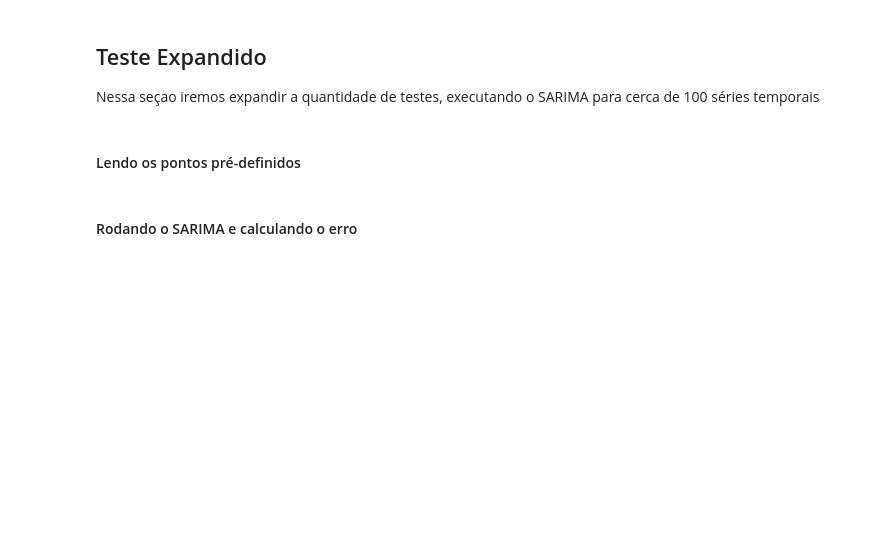
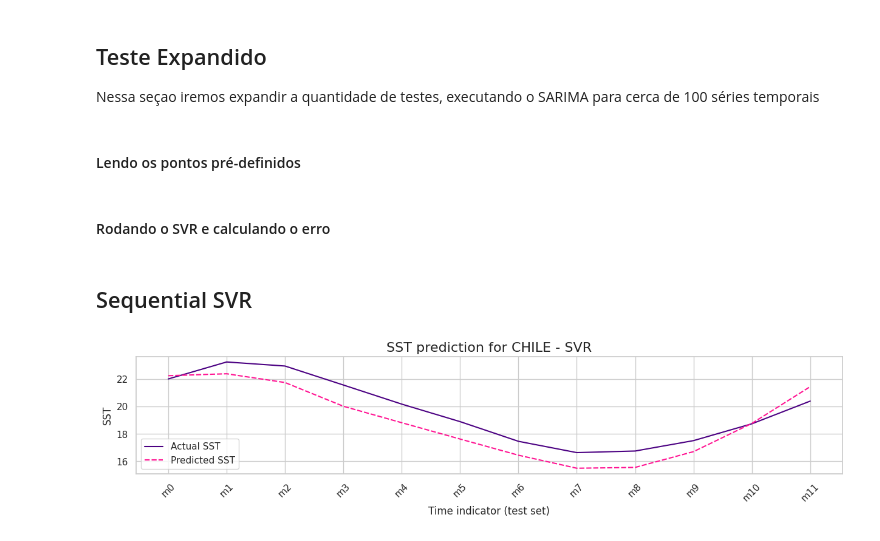
Before and after one commit to matheusvictal/sst-time-series-ml, a Jupyter notebook: source/4_svr.ipynb, the cells around one changed output. Drawn from its saved outputs; the diff is of its cells as text; code cells hidden in the pictures; blank space fills up the shorter version.

Commit message:
sequential svr experiments

```diff
--- a/source/4_svr.ipynb
+++ b/source/4_svr.ipynb
@@ -239,7 +244,7 @@ def read_list_points(filename):
 # %%
 list_points = read_list_points('../dados/pontos.csv')
 # %% [markdown]
-#### Rodando o SARIMA e calculando o erro
+#### Rodando o SVR e calculando o erro
 # %%
 from netuno import DSPipeline
 # %%
@@ -256,3 +261,21 @@ for point_coordinates in tqdm(list_points):
 # %%
 results_df = pd.DataFrame(error_list)
 results_df.rename({0: 'rmse', 1: 'mape'}, axis=1).to_csv('../dados/svr_results.csv')
+# %% [markdown]
+## Sequential SVR
+# %%
+horizon = 12
+indi_pipeline = DSPipeline(df, -22, -72, split_date, forecast_horizon=1)
+indi_pipeline.make_pipeline(.3, 1.0)
+_, y_true = indi_pipeline.subserie_dtw.get_test(horizon)
+x_test = indi_pipeline.x_test[0].reshape(1, -1)
+
+for i in range(horizon):
+    y_pred = indi_pipeline.predict(x_test.reshape(1, -1))
+    x_test = np.append(x_test, y_pred[0])
+    x_test = x_test[1:]
+
+y_pred = x_test[-horizon:]
+SSTHelper.default_plot(y_pred, y_true, 'CHILE - SVR', 'SVR')
+# %% [output]
+[figure, added]
```
Also changed, not shown: parts of 9 cells of this notebook, 4 other files.
